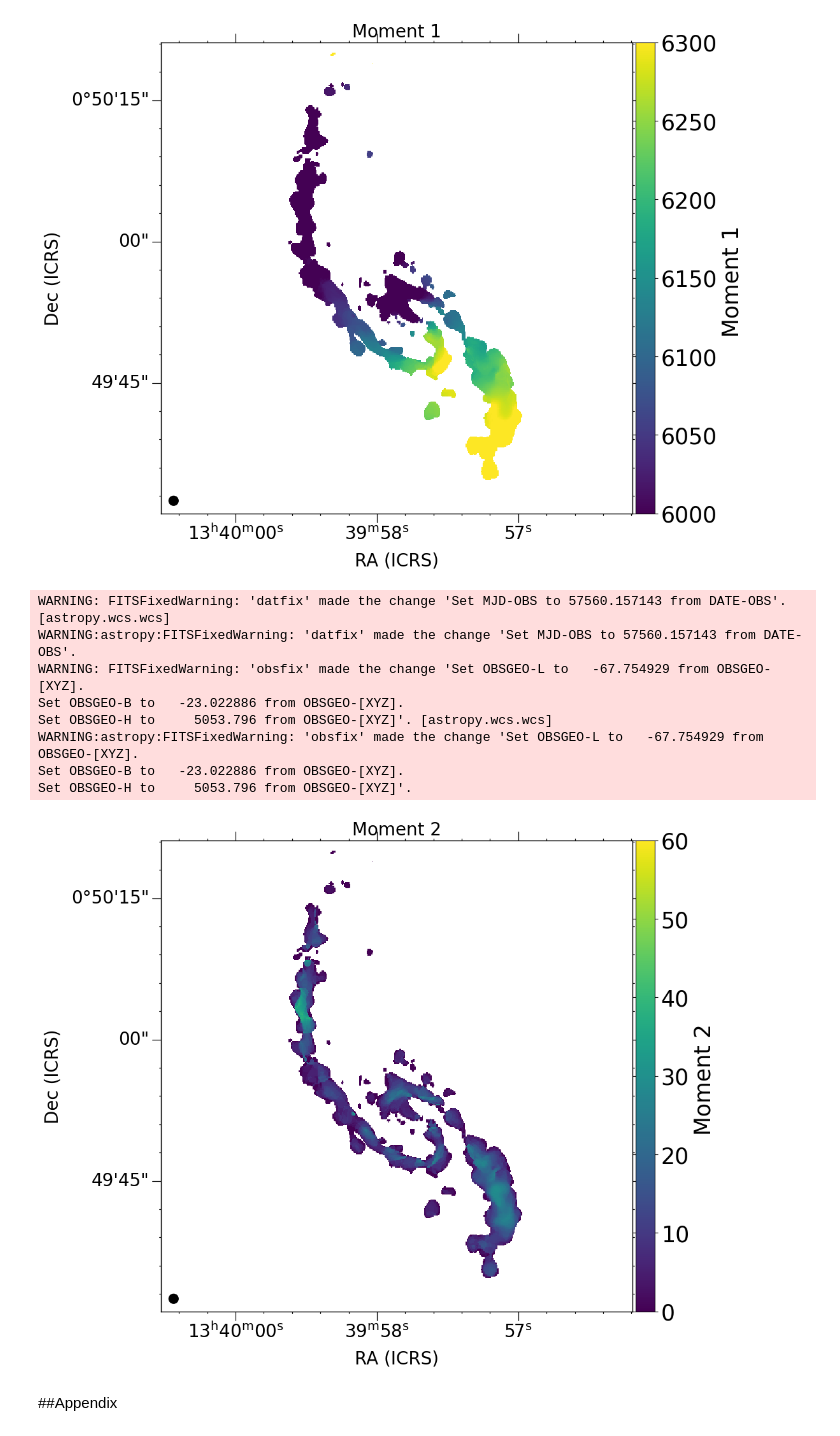
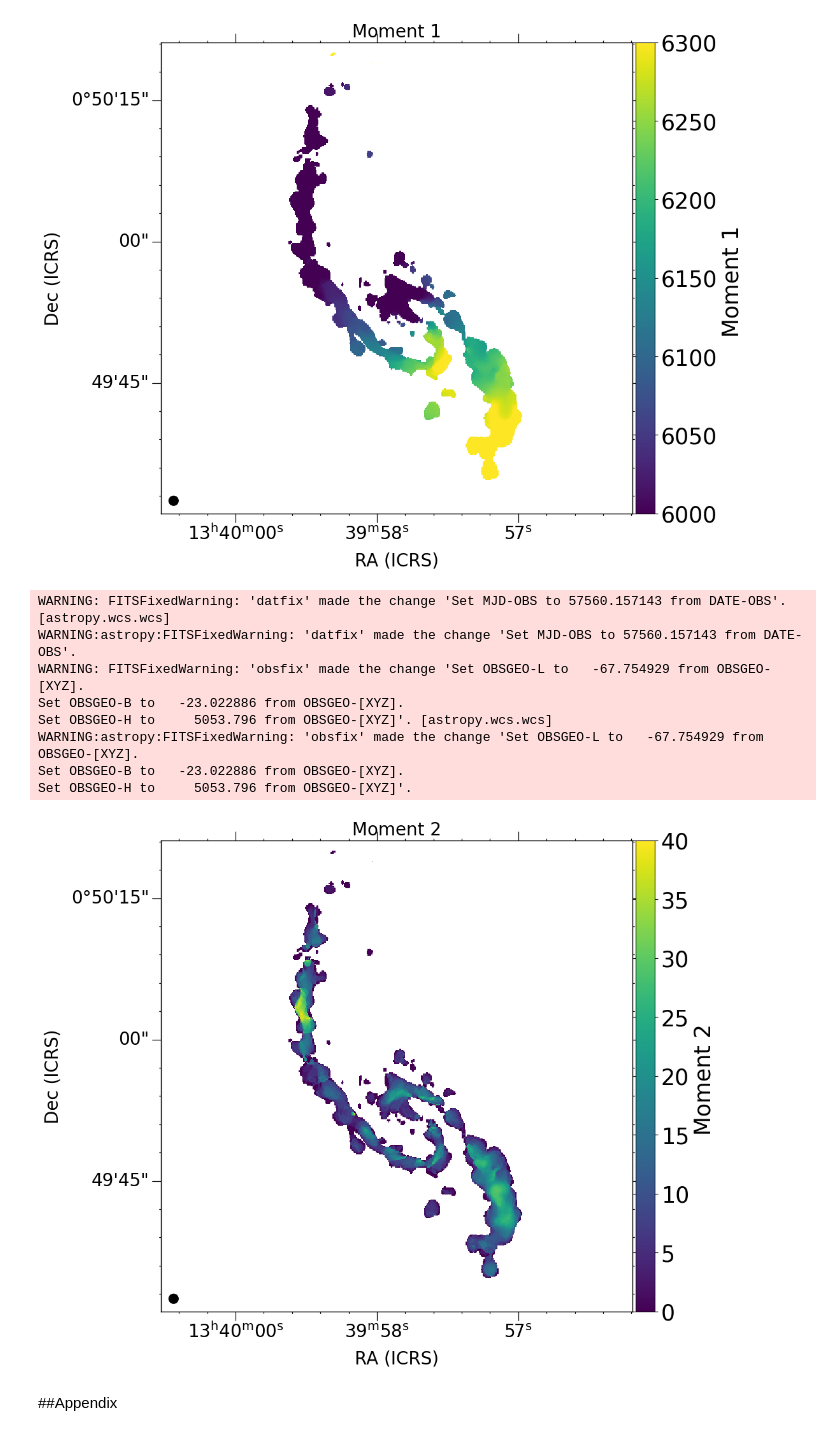
Before and after one commit to danielvijill/nrao-nine-2024, a Jupyter notebook: NGC5258_tutorial.ipynb, the cells around one changed output. Cells and saved outputs as stored; diff of their text form; code cells hidden in the pictures.

```diff
--- a/NGC5258_tutorial.ipynb
+++ b/NGC5258_tutorial.ipynb
@@ -570,28 +570,28 @@ Set OBSGEO-H to     5053.796 from OBSGEO-[XYZ]'.
 # %%
 fig = aplpy.FITSFigure(momento_2, figsize=(10, 10))
 fig.set_title('Moment 2',fontsize=20)
-fig.show_colorscale(cmap='viridis',vmin=0,vmax = 60)
+fig.show_colorscale(cmap='viridis',vmin=0,vmax = 40)
 fig.add_colorbar()
 fig.colorbar.set_location('right')
 fig.colorbar.set_width(0.3)
 fig.colorbar.set_font(size='25')
 fig.colorbar.set_axis_label_text('Moment 2 ')
 fig.colorbar.set_axis_label_font(size=25)
 fig.axis_labels.set_font(size=20)
 fig.tick_labels.set_font(size=20)
 fig.ticks.set_length(10)
 fig.add_beam()
 fig.beam.set_color('black')
 # %% [output]
 WARNING: FITSFixedWarning: 'datfix' made the change 'Set MJD-OBS to 57560.157143 from DATE-OBS'. [astropy.wcs.wcs]
 WARNING:astropy:FITSFixedWarning: 'datfix' made the change 'Set MJD-OBS to 57560.157143 from DATE-OBS'.
 WARNING: FITSFixedWarning: 'obsfix' made the change 'Set OBSGEO-L to   -67.754929 from OBSGEO-[XYZ].
 Set OBSGEO-B to   -23.022886 from OBSGEO-[XYZ].
 Set OBSGEO-H to     5053.796 from OBSGEO-[XYZ]'. [astropy.wcs.wcs]
 WARNING:astropy:FITSFixedWarning: 'obsfix' made the change 'Set OBSGEO-L to   -67.754929 from OBSGEO-[XYZ].
 Set OBSGEO-B to   -23.022886 from OBSGEO-[XYZ].
 Set OBSGEO-H to     5053.796 from OBSGEO-[XYZ]'.
-[figure, old version]
+[figure, new version]
 # %% [markdown]
 ##Appendix
 # %%
```
